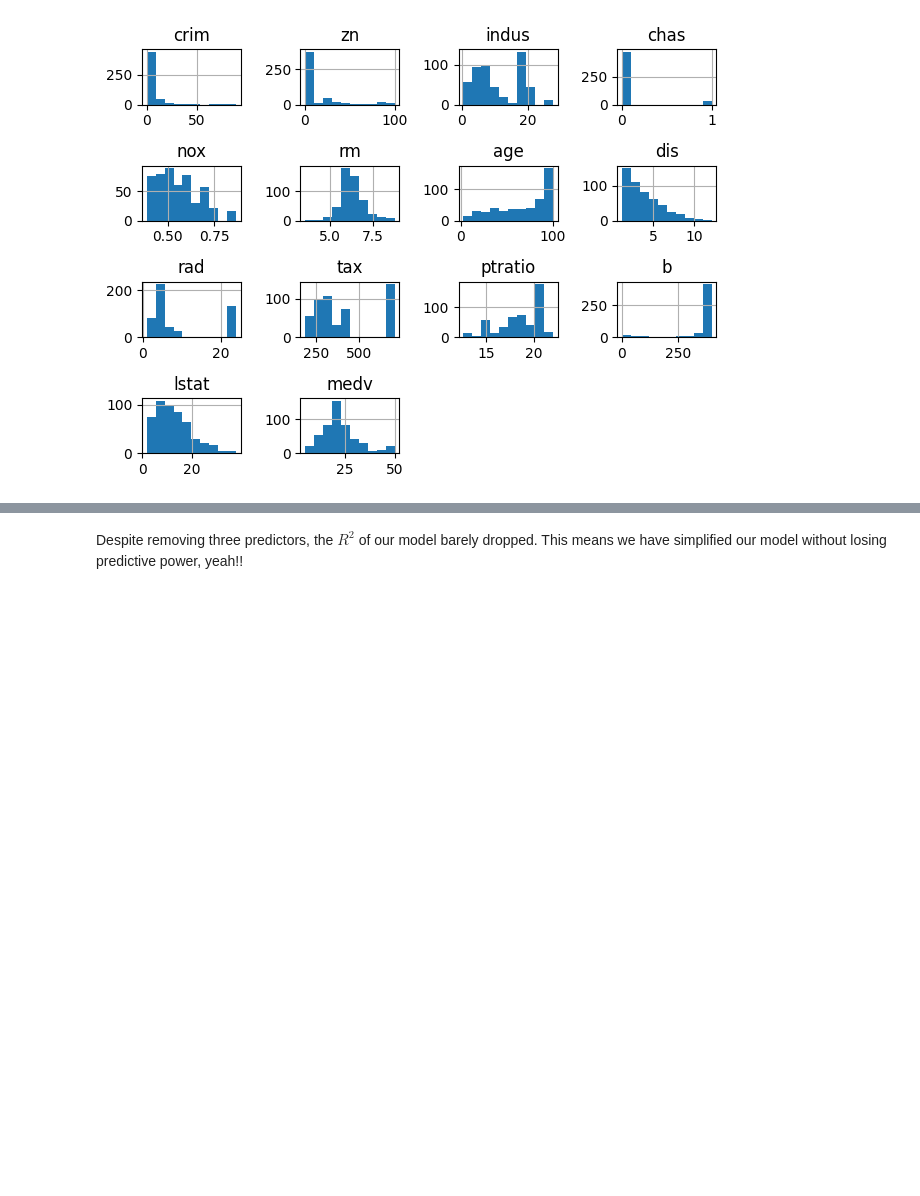
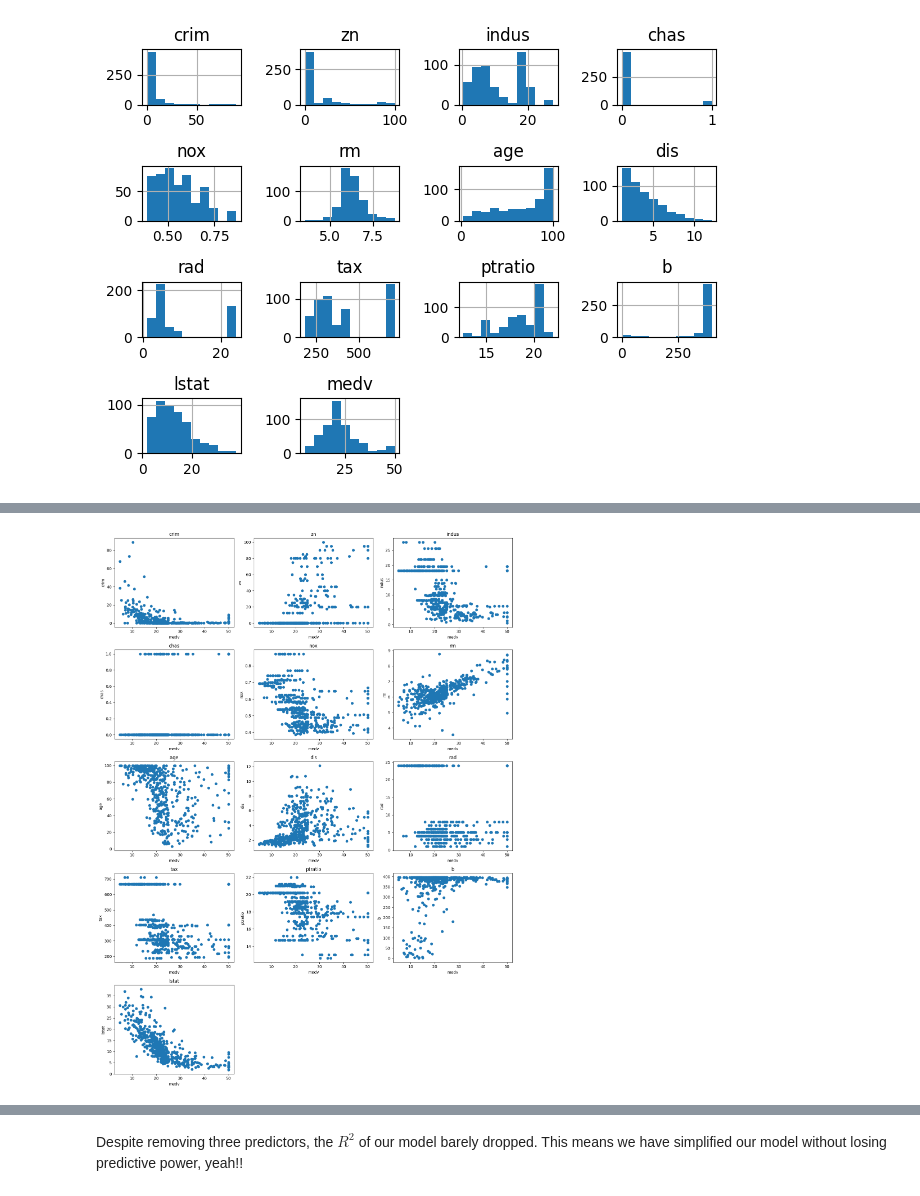
Before and after one commit to DataScienceForEngineers/DataProcTraining, a Jupyter notebook: Module 3/LinearRegression.ipynb, the cells around one changed output, grey strips where cells are left out. Saved outputs shown, nothing was run; the diff lists cells and outputs as text; code cells hidden in the pictures; blank space fills up the shorter version.

```diff
--- a/Module 3/LinearRegression.ipynb
+++ b/Module 3/LinearRegression.ipynb
@@ -126,0 +105,18 @@ Chas is a binary variable (0 or 1), so we do not worry about it being normal.
+# %%
+# Create scatter plots
+x=1 # index for subplot number
+plt.figure(figsize=(15, 20))  # Adjust width and height so they don't come out tiny
+for col in housing_df.columns:
+    if col != 'medv':  # Skip the column being plotted against
+        plt.subplot(5,3,x)
+        plt.scatter(housing_df["medv"], housing_df[col])
+        plt.title(col)
+        plt.xlabel("medv")
+        plt.ylabel(col)
+        x+=1
+
+# Show Plots
+plt.tight_layout()
+plt.show()
+# %% [output]
+[figure, added]
```
Also changed, not shown: parts of 33 cells of this notebook, 2 other files.
